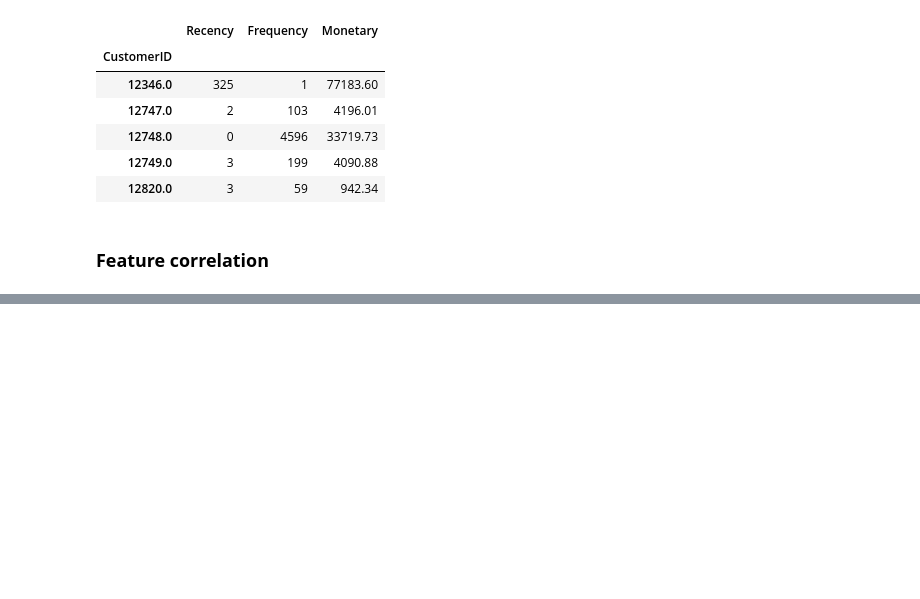
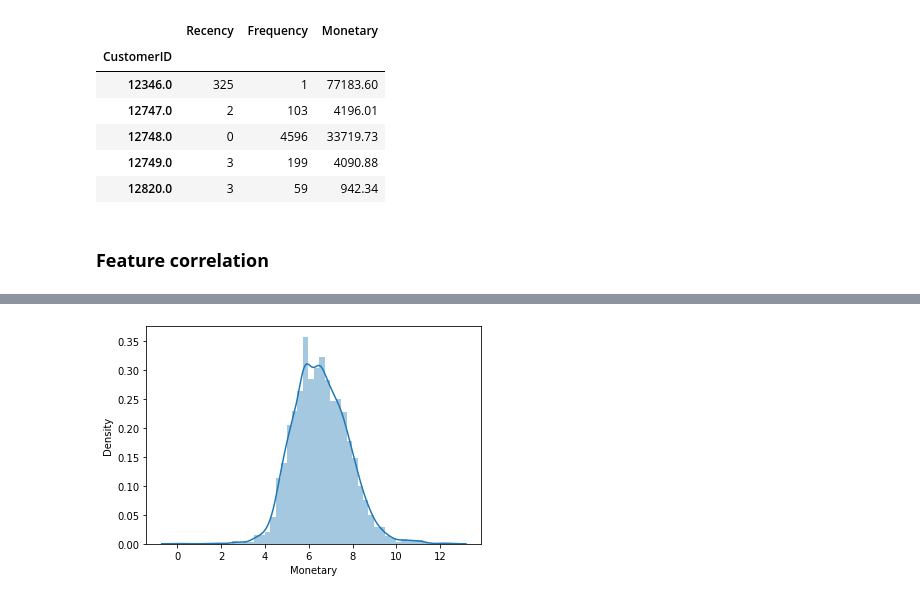
Before and after one commit to BiswajitPaul7/Online-Retail-Customer-Segmentation, a Jupyter notebook: Online_Retail_Customer_Segmentation_Solution_Capstone_Project.ipynb, the cells around one changed output, grey strips where cells are left out. Saved outputs shown, nothing was run; the diff lists cells and outputs as text; code cells hidden in the pictures; blank space fills up the shorter version.

```diff
--- a/Online_Retail_Customer_Segmentation_Solution_Capstone_Project.ipynb
+++ b/Online_Retail_Customer_Segmentation_Solution_Capstone_Project.ipynb
@@ -592,0 +625,6 @@ rfm_data.head()
+# %%
+#Data distribution after data normalization for Monetray
+Monetary_Plot = Log_Tfd_Data.query('Monetary < 10000')['Monetary']
+ax = sns.distplot(Monetary_Plot)
+# %% [output]
+[figure, added]
```
Also changed, not shown: parts of 4 cells of this notebook.
